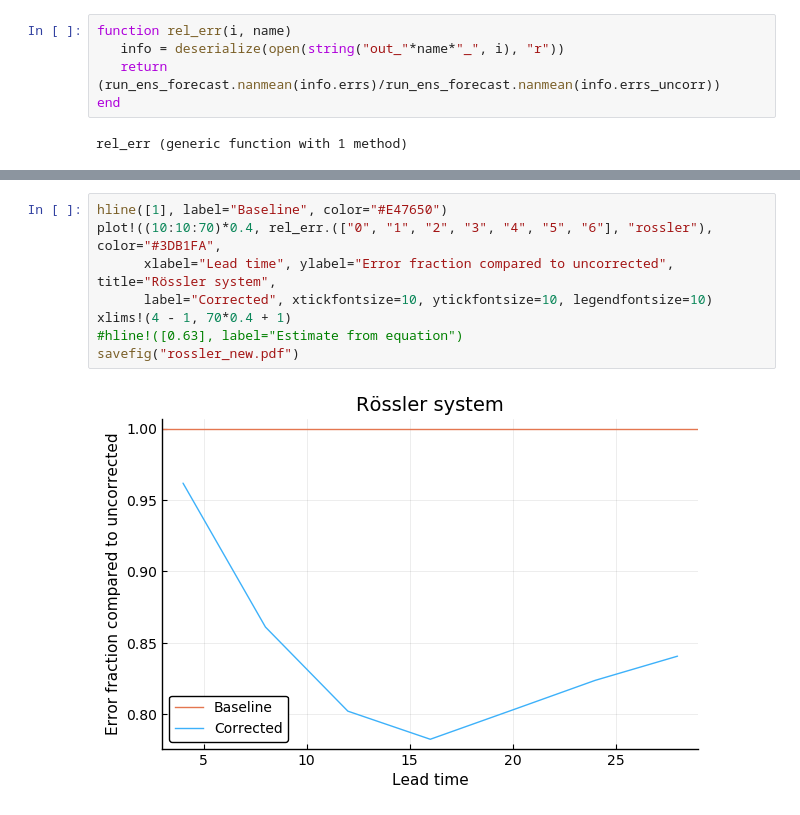
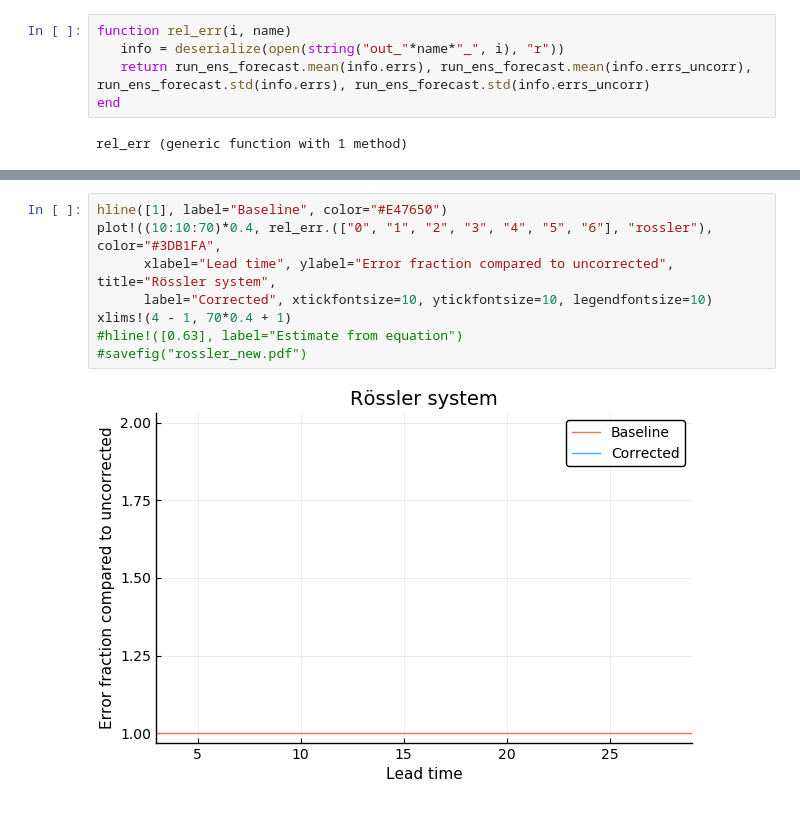
Before and after one commit to eviatarbach/ensemble_oscillation_correction.jl, a Jupyter notebook: Plots.ipynb, the cells around one changed output, grey strips where cells are left out. Drawn from its saved outputs; the diff is of its cells as text.

```diff
--- a/Plots.ipynb
+++ b/Plots.ipynb
@@ -9,7 +10,7 @@ Plots.PyPlotBackend()
 # %%
 function rel_err(i, name)
    info = deserialize(open(string("out_"*name*"_", i), "r"))
-   return (run_ens_forecast.nanmean(info.errs)/run_ens_forecast.nanmean(info.errs_uncorr))
+   return run_ens_forecast.mean(info.errs), run_ens_forecast.mean(info.errs_uncorr), run_ens_forecast.std(info.errs), run_ens_forecast.std(info.errs_uncorr)
 end
 # %% [output]
 rel_err (generic function with 1 method)
@@ -16,10 +53,10 @@ rel_err (generic function with 1 method)
 # %%
 hline([1], label="Baseline", color="#E47650")
 plot!((10:10:70)*0.4, rel_err.(["0", "1", "2", "3", "4", "5", "6"], "rossler"), color="#3DB1FA",
       xlabel="Lead time", ylabel="Error fraction compared to uncorrected", title="Rössler system",
       label="Corrected", xtickfontsize=10, ytickfontsize=10, legendfontsize=10)
 xlims!(4 - 1, 70*0.4 + 1)
 #hline!([0.63], label="Estimate from equation")
-savefig("rossler_new.pdf")
+#savefig("rossler_new.pdf")
 # %% [output]
-[figure, old version]
+[figure, new version]
```
Also changed, not shown: parts of 8 cells of this notebook, 1 other file.
